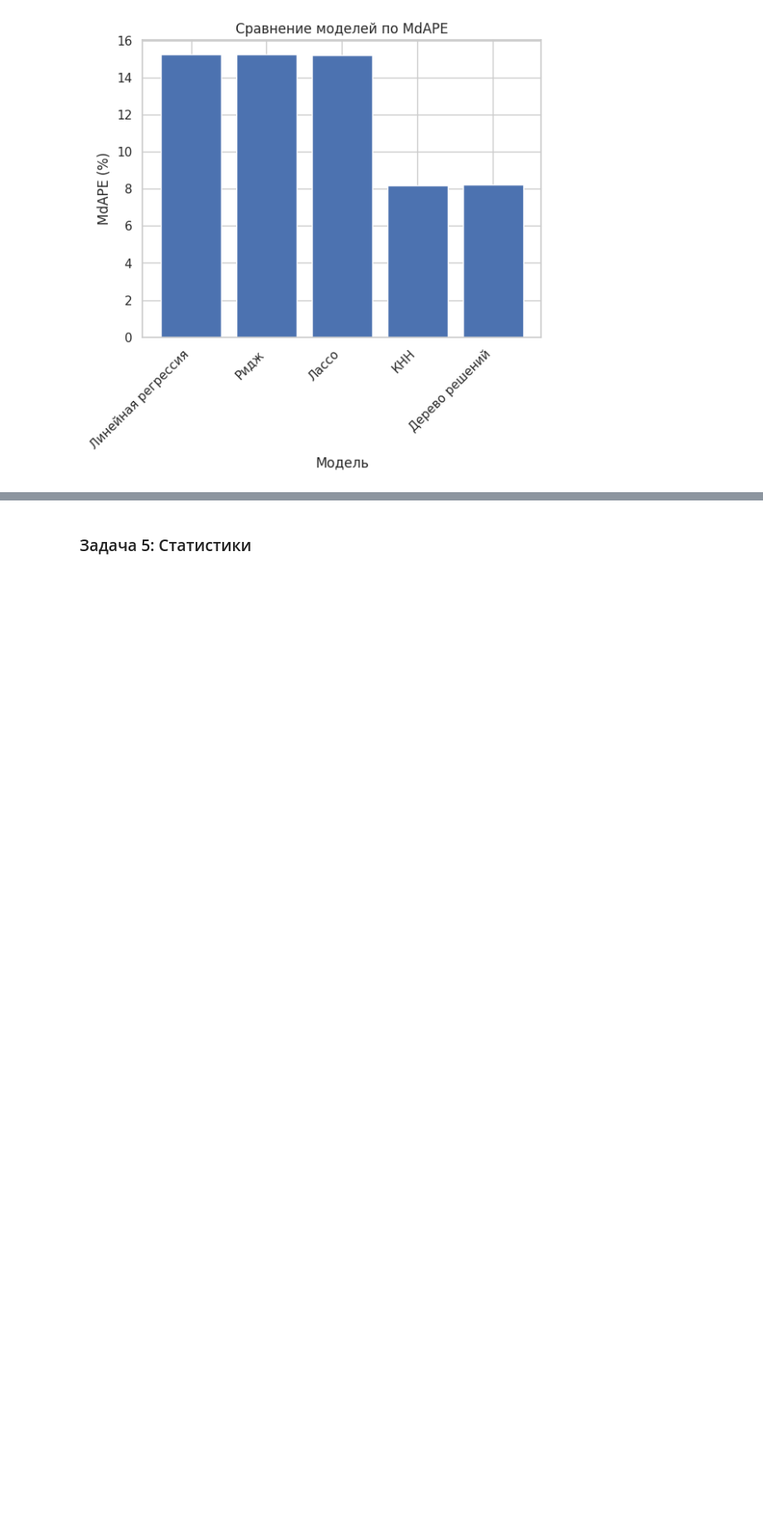
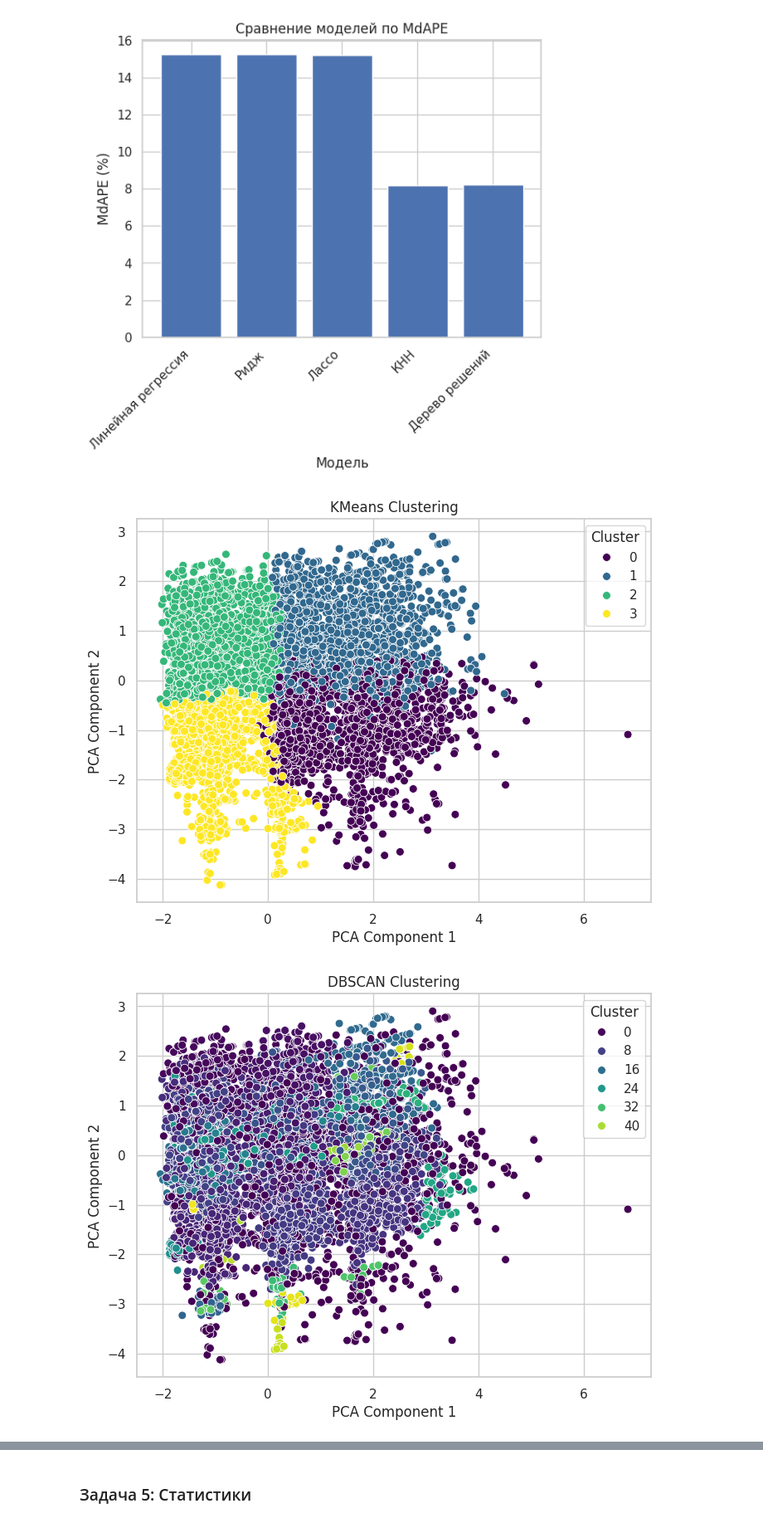
Before and after one commit to IceHoles/ml, a Jupyter notebook: practice2.ipynb, the cells around one changed output, grey strips where cells are left out. Shown at 83% size. Drawn from its saved outputs; the diff is of its cells as text; code cells hidden in the pictures; blank space fills up the shorter version.

```diff
--- a/practice2.ipynb
+++ b/practice2.ipynb
@@ -1013,3 +1011,61 @@ plt.ylabel('MdAPE (%)')
 # %% [output]
 Text(0, 0.5, 'MdAPE (%)')
 [figure]
+# %%
+from sklearn.cluster import KMeans, DBSCAN, AgglomerativeClustering
+from sklearn.decomposition import PCA
+from sklearn.preprocessing import StandardScaler
+import pandas as pd
+
+# Используем те же данные, что и для регрессии, но исключаем целевую переменную
+dft = df_no_outliers
+# Удаляем ненужные признаки
+cluster_data = dft.drop(columns=['Жилая площадь, кв.м', 'Площадь кухни, кв.м', 'Год постройки', 'Удельная цена руб/кв.м'])
+cluster_data = cluster_data.dropna(subset=['Этажей_'])
+
+# Числовые признаки
+numeric_features = ['Расстояние до центра', 'Общая площадь, кв.м', 'Этажей_', 'Количество комнат']
+scaler = StandardScaler()
+cluster_data[numeric_features] = scaler.fit_transform(cluster_data[numeric_features])
+
+# Категориальные признаки с One-Hot Encoding
+cluster_data = pd.get_dummies(cluster_data, columns=['Ценовая зона', 'Тип рынка'], prefix=['Ценовая_зона', 'Тип_рынка'])
+
+# Применение PCA для визуализации (уменьшаем до 2 компонент)
+pca = PCA(n_components=2)
+pca_data = pca.fit_transform(cluster_data)
+
+# --- Кластеризация --- #
+
+# 1. Метод KMeans
+kmeans = KMeans(n_clusters=4, random_state=42)
+kmeans_labels = kmeans.fit_predict(cluster_data)
+# 2. Метод DBSCAN
+dbscan = DBSCAN(eps=0.55, min_samples=15)
+dbscan_labels = dbscan.fit_predict(cluster_data)
+# 3. Иерархическая кластеризация
+agglo = AgglomerativeClustering(n_clusters=10)
+agglo_labels = agglo.fit_predict(cluster_data)
+def plot_clusters(pca_data, labels, title):
+    plt.figure(figsize=(8, 6))
+    sns.scatterplot(x=pca_data[:, 0], y=pca_data[:, 1], hue=labels, palette='viridis', s=50)
+    plt.title(title)
+    plt.xlabel('PCA Component 1')
+    plt.ylabel('PCA Component 2')
+    plt.legend(title='Cluster')
+    plt.show()
+plot_clusters(pca_data, kmeans_labels, 'KMeans Clustering')
+plot_clusters(pca_data, dbscan_labels, 'DBSCAN Clustering')
+plot_clusters(pca_data, agglo_labels, 'Agglomerative Clustering')
+
+from sklearn.metrics import silhouette_score
+
+print("Silhouette Score for KMeans:", silhouette_score(cluster_data, kmeans_labels))
+try:
+    print("Silhouette Score for DBSCAN:", silhouette_score(cluster_data, dbscan_labels))
+except:
+    print("DBSCAN содержит шумовые точки, силуэтный коэффициент не применим.")
+print("Silhouette Score for Agglomerative:", silhouette_score(cluster_data, agglo_labels))
+# %% [output]
+[figure, added]
+[figure, added]
```
Also changed, not shown: parts of 3 cells of this notebook.
